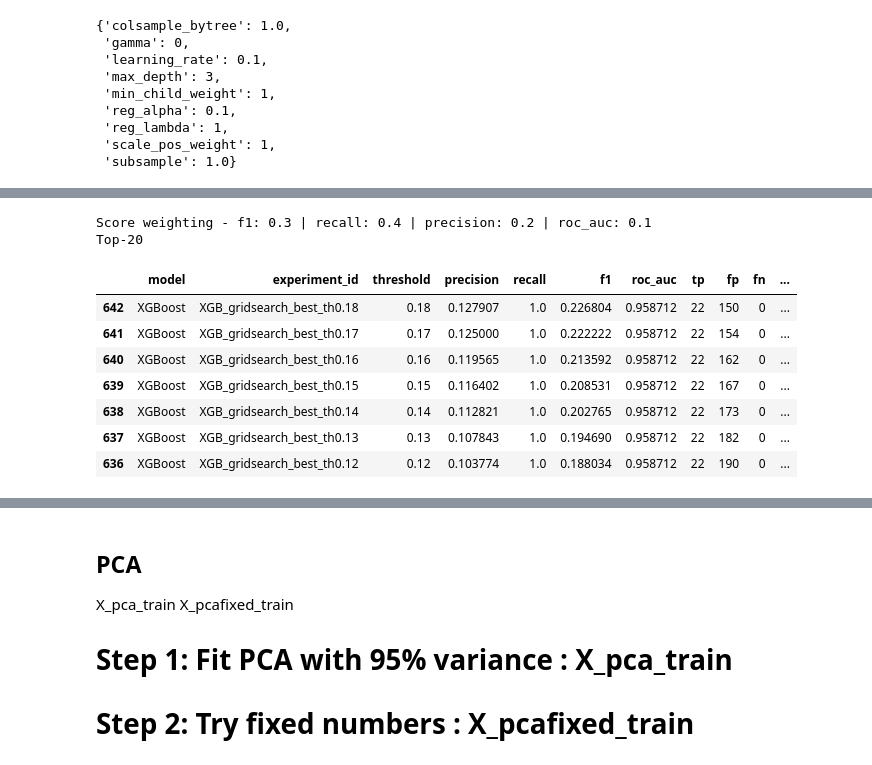
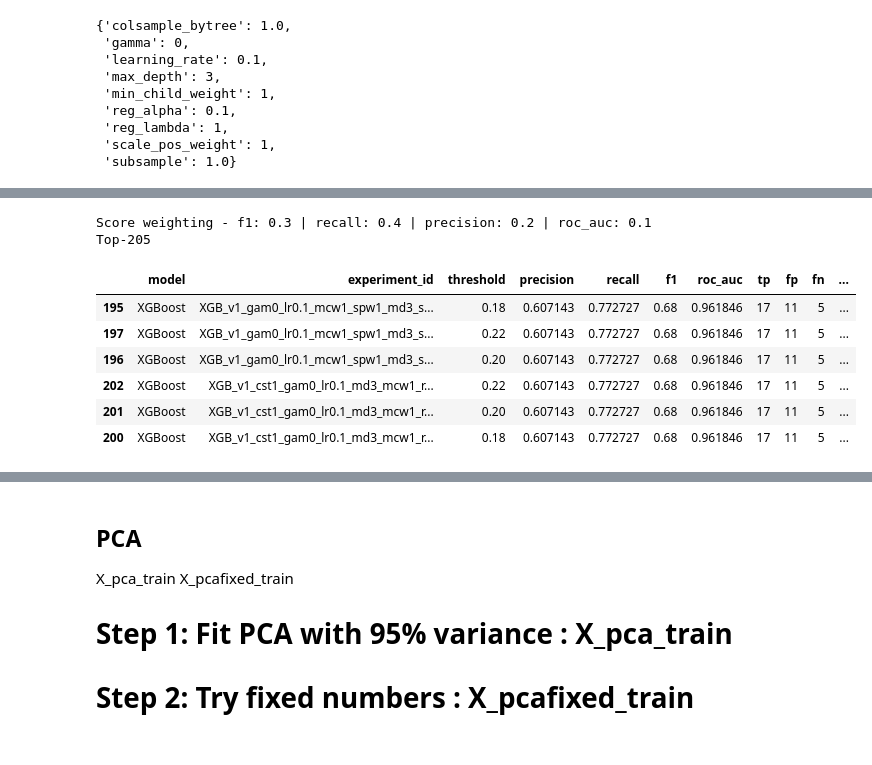
Before and after one commit to thegothamstak/ml-02-company-bankruptcy-prediction, a Jupyter notebook: src/BankruptcyML.ipynb, the cells around one changed output, grey strips where cells are left out. Saved outputs shown, nothing was run; the diff lists cells and outputs as text; code cells hidden in the pictures.

Commit message:
latest rf, xgb, std, CSVs, models, reports

```diff
--- a/src/BankruptcyML.ipynb
+++ b/src/BankruptcyML.ipynb
@@ -2607,13 +2504,0 @@ XGBClassifier(base_score=None, booster=None, callbacks=None,
-# %%
-evaluate_model_results(pd.DataFrame(model_results_history), "XGB_gridsearch_best_")
-# %% [output]
-Score weighting - f1: 0.3 | recall: 0.4 | precision: 0.2 | roc_auc: 0.1
-Top-20
-|  | model | experiment_id | threshold | precision | recall | f1 | roc_auc | tp | fp | fn | ... |
-| 642 | XGBoost | XGB_gridsearch_best_th0.18 | 0.18 | 0.127907 | 1.0 | 0.226804 | 0.958712 | 22 | 150 | 0 | ... |
-| 641 | XGBoost | XGB_gridsearch_best_th0.17 | 0.17 | 0.125000 | 1.0 | 0.222222 | 0.958712 | 22 | 154 | 0 | ... |
-| 640 | XGBoost | XGB_gridsearch_best_th0.16 | 0.16 | 0.119565 | 1.0 | 0.213592 | 0.958712 | 22 | 162 | 0 | ... |
-| 639 | XGBoost | XGB_gridsearch_best_th0.15 | 0.15 | 0.116402 | 1.0 | 0.208531 | 0.958712 | 22 | 167 | 0 | ... |
-| 638 | XGBoost | XGB_gridsearch_best_th0.14 | 0.14 | 0.112821 | 1.0 | 0.202765 | 0.958712 | 22 | 173 | 0 | ... |
-| 637 | XGBoost | XGB_gridsearch_best_th0.13 | 0.13 | 0.107843 | 1.0 | 0.194690 | 0.958712 | 22 | 182 | 0 | ... |
-| 636 | XGBoost | XGB_gridsearch_best_th0.12 | 0.12 | 0.103774 | 1.0 | 0.188034 | 0.958712 | 22 | 190 | 0 | ... |
@@ -2620 +2532,15 @@ Top-20
+# %%
+xgb_all_results = evaluate_model_results(pd.DataFrame(model_results_history), xgb_model_short_name, len(model_results_history))
+xgb_top_picks = xgb_all_results[(xgb_all_results["meets_competitive"]) | (xgb_all_results["meets_ideal"])]
+xgb_top_picks
+# %% [output]
+Score weighting - f1: 0.3 | recall: 0.4 | precision: 0.2 | roc_auc: 0.1
+Top-205
+|  | model | experiment_id | threshold | precision | recall | f1 | roc_auc | tp | fp | fn | ... |
+| 195 | XGBoost | XGB_v1_gam0_lr0.1_mcw1_spw1_md3_s... | 0.18 | 0.607143 | 0.772727 | 0.68 | 0.961846 | 17 | 11 | 5 | ... |
+| 197 | XGBoost | XGB_v1_gam0_lr0.1_mcw1_spw1_md3_s... | 0.22 | 0.607143 | 0.772727 | 0.68 | 0.961846 | 17 | 11 | 5 | ... |
+| 196 | XGBoost | XGB_v1_gam0_lr0.1_mcw1_spw1_md3_s... | 0.20 | 0.607143 | 0.772727 | 0.68 | 0.961846 | 17 | 11 | 5 | ... |
+| 202 | XGBoost | XGB_v1_cst1_gam0_lr0.1_md3_mcw1_r... | 0.22 | 0.607143 | 0.772727 | 0.68 | 0.961846 | 17 | 11 | 5 | ... |
+| 201 | XGBoost | XGB_v1_cst1_gam0_lr0.1_md3_mcw1_r... | 0.20 | 0.607143 | 0.772727 | 0.68 | 0.961846 | 17 | 11 | 5 | ... |
+| 200 | XGBoost | XGB_v1_cst1_gam0_lr0.1_md3_mcw1_r... | 0.18 | 0.607143 | 0.772727 | 0.68 | 0.961846 | 17 | 11 | 5 | ... |
 # %% [markdown]
```
Also changed, not shown: parts of 27 cells of this notebook, 9 other files.
